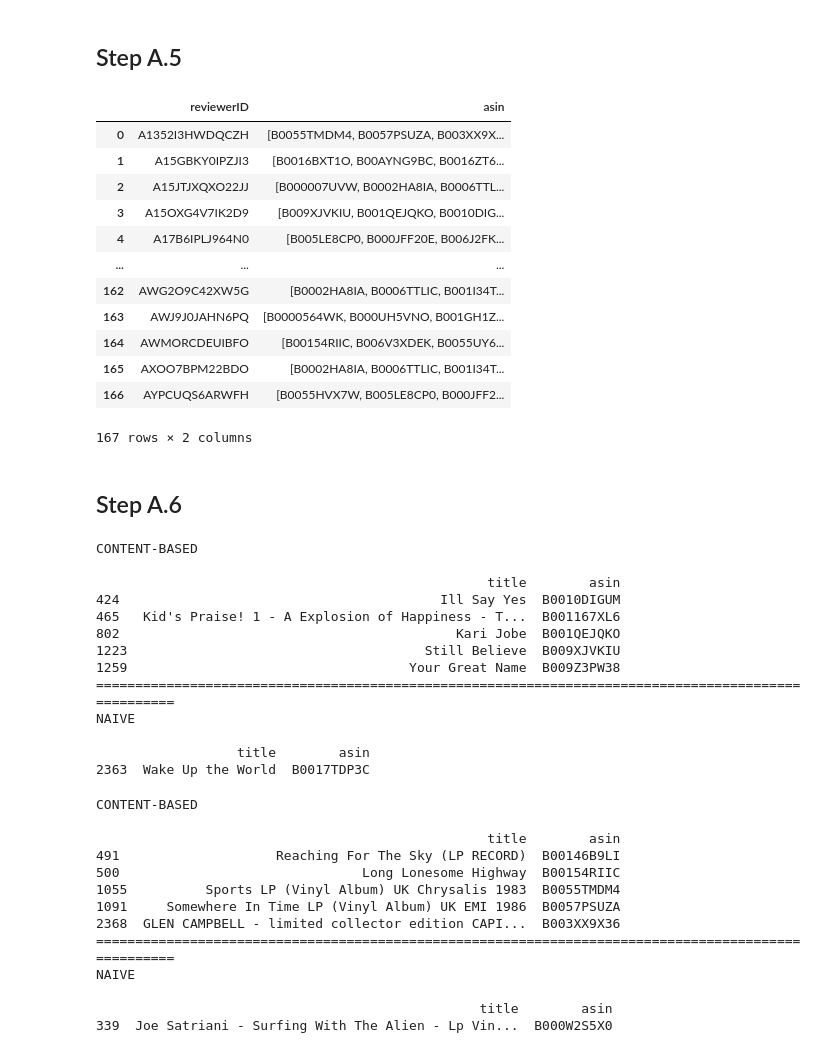
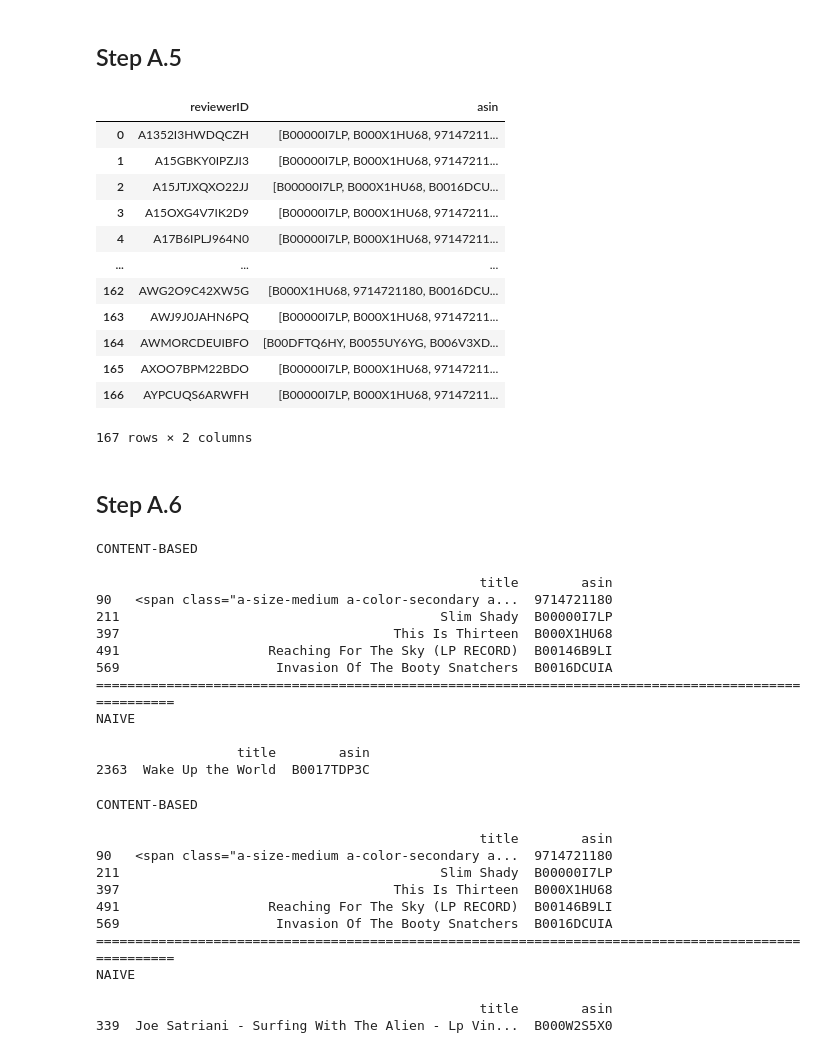
Before and after one commit to ilias-ant/recommender-systems, a Jupyter notebook: content-based-RS.ipynb, the cells around one changed output. Saved outputs shown, nothing was run; the diff lists cells and outputs as text; code cells hidden in the pictures.

Commit message:
[fix]: some fixes in content-based RS

```diff
--- a/content-based-RS.ipynb
+++ b/content-based-RS.ipynb
@@ -368,2 +361,0 @@ def concatenate_list_field(field: list) -> str:
-# %%
-content["description"] = content["description"].map(concatenate_list_field)
@@ -388,5 +365,3 @@ content["rank"].map(lambda x: isinstance(x, list)).value_counts()
 False    177
 True       8
 Name: rank, dtype: int64
-# %%
-content["rank"] = content["rank"].map(concatenate_list_field)
@@ -414,15 +381,14 @@ def extract_rank(field: str) -> int:
 
     return int(rank.replace(",", "")) if rank else None
 # %%
-# TODO: improve with stopwords removal, stemming
 transformer = FeatureUnion(
     [
         (
-            "title_tfidf",
+            "title_preprocessing",
             Pipeline(
                 [
                     (
-                        "extract_field",
+                        "transform_field",
                         FunctionTransformer(lambda x: x["title"], validate=False),
                     ),
                     (
@@ -437,12 +403,16 @@ transformer = FeatureUnion(
             ),
         ),
         (
-            "description_tfidf",
+            "description_preprocessing",
             Pipeline(
                 [
                     (
-                        "extract_field",
-                        FunctionTransformer(lambda x: x["description"], validate=False),
+                        "transform_field",
+                        FunctionTransformer(
+                            lambda x: x["description"]
+                            .map(concatenate_list_field),
+                            validate=False,
+                        ),
                     ),
                     (
                         "tfidf",
@@ -456,13 +426,14 @@ transformer = FeatureUnion(
             ),
         ),
         (
-            "rank_as_numeric",
+            "rank_preprocessing",
             Pipeline(
                 [
                     (
-                        "extract_field",
+                        "transform_field",
                         FunctionTransformer(
                             lambda x: x["rank"]
+                            .map(concatenate_list_field)
                             .map(extract_rank)
                             .fillna(0)
                             .to_numpy()
@@ -622,23 +595,23 @@ def top_n_recommendations_per_user(
     return recommendations
 # %%
 top_5_recommendations_per_user = top_n_recommendations_per_user(
-    data=content, sim_matrix=jaccard_sim_matrix, n=5
+    data=content, sim_matrix=cosine_sim_matrix, n=5
 )
 
 top_5_recommendations_per_user
 # %% [output]
 |  | reviewerID | asin |
-| 0 | A1352I3HWDQCZH | [B0055TMDM4, B0057PSUZA, B003XX9X... |
-| 1 | A15GBKY0IPZJI3 | [B0016BXT1O, B00AYNG9BC, B0016ZT6... |
-| 2 | A15JTJXQXO22JJ | [B000007UVW, B0002HA8IA, B0006TTL... |
-| 3 | A15OXG4V7IK2D9 | [B009XJVKIU, B001QEJQKO, B0010DIG... |
-| 4 | A17B6IPLJ964N0 | [B005LE8CP0, B000JFF20E, B006J2FK... |
+| 0 | A1352I3HWDQCZH | [B00000I7LP, B000X1HU68, 97147211... |
+| 1 | A15GBKY0IPZJI3 | [B00000I7LP, B000X1HU68, 97147211... |
+| 2 | A15JTJXQXO22JJ | [B00000I7LP, B000X1HU68, B0016DCU... |
+| 3 | A15OXG4V7IK2D9 | [B00000I7LP, B000X1HU68, 97147211... |
+| 4 | A17B6IPLJ964N0 | [B00000I7LP, B000X1HU68, 97147211... |
 | ... | ... | ... |
-| 162 | AWG2O9C42XW5G | [B0002HA8IA, B0006TTLIC, B001I34T... |
-| 163 | AWJ9J0JAHN6PQ | [B0000564WK, B000UH5VNO, B001GH1Z... |
-| 164 | AWMORCDEUIBFO | [B00154RIIC, B006V3XDEK, B0055UY6... |
-| 165 | AXOO7BPM22BDO | [B0002HA8IA, B0006TTLIC, B001I34T... |
-| 166 | AYPCUQS6ARWFH | [B0055HVX7W, B005LE8CP0, B000JFF2... |
+| 162 | AWG2O9C42XW5G | [B000X1HU68, 9714721180, B0016DCU... |
+| 163 | AWJ9J0JAHN6PQ | [B00000I7LP, B000X1HU68, 97147211... |
+| 164 | AWMORCDEUIBFO | [B00DFTQ6HY, B0055UY6YG, B006V3XD... |
+| 165 | AXOO7BPM22BDO | [B00000I7LP, B000X1HU68, 97147211... |
+| 166 | AYPCUQS6ARWFH | [B00000I7LP, B000X1HU68, 97147211... |
 167 rows × 2 columns
 # %% [markdown]
 ## Step A.6
@@ -673,12 +646,12 @@ compare_recommendations_for_user("A15OXG4V7IK2D9")
 # %% [output]
 CONTENT-BASED
 
-                                                  title        asin
-424                                         Ill Say Yes  B0010DIGUM
-465   Kid's Praise! 1 - A Explosion of Happiness - T...  B001167XL6
-802                                           Kari Jobe  B001QEJQKO
-1223                                      Still Believe  B009XJVKIU
-1259                                    Your Great Name  B009Z3PW38
+                                                 title        asin
+90   <span class="a-size-medium a-color-secondary a...  9714721180
+211                                         Slim Shady  B00000I7LP
+397                                   This Is Thirteen  B000X1HU68
+491                   Reaching For The Sky (LP RECORD)  B00146B9LI
+569                    Invasion Of The Booty Snatchers  B0016DCUIA
 ====================================================================================================
 NAIVE
 
@@ -689,12 +662,12 @@ compare_recommendations_for_user("A1352I3HWDQCZH")
 # %% [output]
 CONTENT-BASED
 
-                                                  title        asin
-491                    Reaching For The Sky (LP RECORD)  B00146B9LI
-500                               Long Lonesome Highway  B00154RIIC
-1055          Sports LP (Vinyl Album) UK Chrysalis 1983  B0055TMDM4
-1091     Somewhere In Time LP (Vinyl Album) UK EMI 1986  B0057PSUZA
-2368  GLEN CAMPBELL - limited collector edition CAPI...  B003XX9X36
+                                                 title        asin
+90   <span class="a-size-medium a-color-secondary a...  9714721180
+211                                         Slim Shady  B00000I7LP
+397                                   This Is Thirteen  B000X1HU68
+491                   Reaching For The Sky (LP RECORD)  B00146B9LI
+569                    Invasion Of The Booty Snatchers  B0016DCUIA
 ====================================================================================================
 NAIVE
 
```
Also changed, not shown: parts of 23 cells of this notebook.
